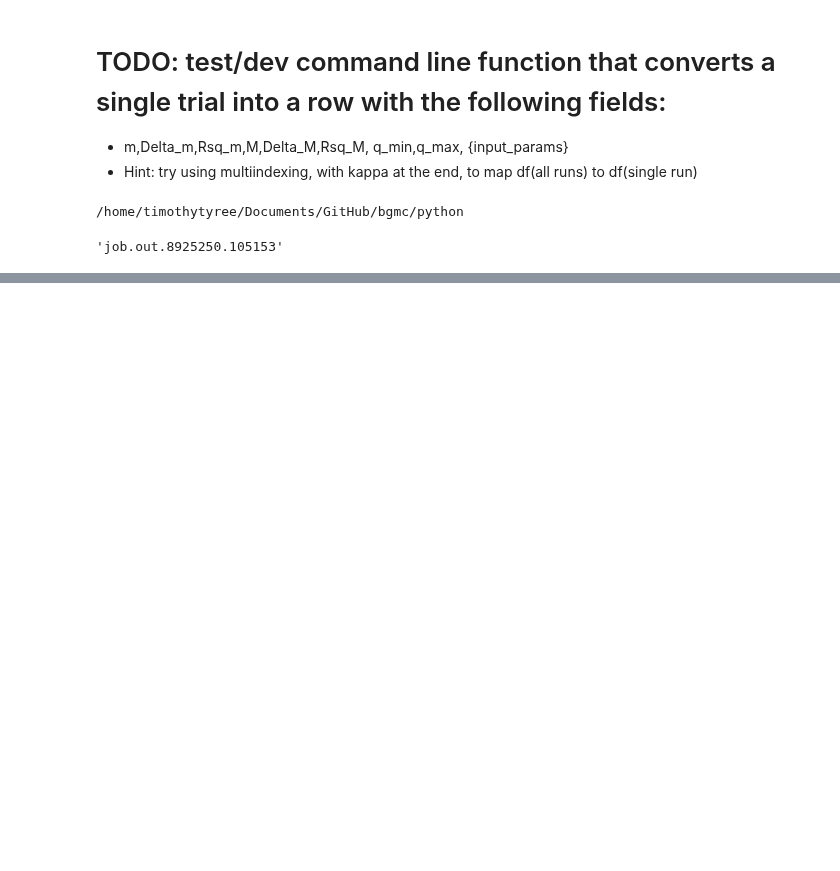
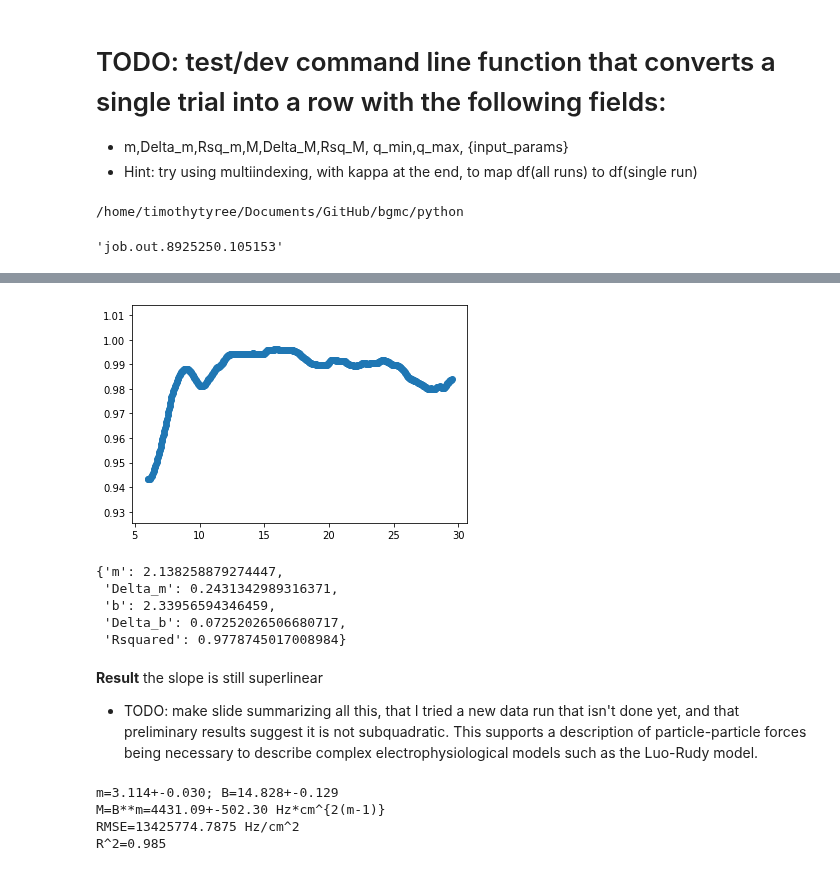
Before and after one commit to timtyree/bgmc, a Jupyter notebook: python/dev data parsing.ipynb, the cells around one changed output, grey strips where cells are left out. Cells and saved outputs as stored; diff of their text form; code cells hidden in the pictures; blank space fills up the shorter version.

Commit message:
preliminary outputs for local_results

```diff
--- a/python/dev data parsing.ipynb
+++ b/python/dev data parsing.ipynb
@@ -853,3 +908,42 @@ df.
+# %%
+#DONE: compute sliding m
+#TODO: compute sliding M
+xavg_values,slope_values,Rsquared_values = compute_sliding_slope_loglog(x_values,y_values,
+    x_min=1.,
+    window_width=10,
+    stepsize=None,
+)
+# %%
+fontsize=22
+x=xavg_values[:-1]
+y=Rsquared_values[:-1]
+plt.scatter(x,y)
+# plt.xlabel('N',fontsize=fontsize)
+# plt.ylabel('Collision Rate',fontsize=fontsize)
+# plt.xscale('log')
+# plt.yscale('log')
+plt.show()
+# %% [output]
+[figure, added]
+# %%
+x_values=df.q.values
+y_values=df.w.values
+
+q_min=0.;q_max=1.
+boo=(x_values>q_min)&(x_values<q_max)
+x=np.log(x_values[boo])
+y=np.log(y_values[boo])
+dict_out=compute_95CI_ols(x,y)
+dict_out
+# %% [output]
+{'m': 2.138258879274447,
+ 'Delta_m': 0.2431342989316371,
+ 'b': 2.33956594346459,
+ 'Delta_b': 0.07252026506680717,
+ 'Rsquared': 0.9778745017008984}
+# %% [markdown]
+__Result__ the slope is still superlinear
+- TODO: make slide summarizing all this, that I tried a new data run that isn't done yet, and that preliminary results suggest it is not subquadratic.  This supports a description of particle-particle forces being necessary to describe complex electrophysiological models such as the Luo-Rudy model.
 # %%
 def load_df_bgmc(fn, **kwargs):
     df=pd.load_csv(fn, **kwargs)
@@ -862,8 +956,8 @@ def load_df_bgmc(fn, **kwargs):
 # %%
 yscale=10**3
-df=load_df_bgmc(fn)#.sort_values('x')
+# df=load_df_bgmc(fn)#.sort_values('x')
 x=df.q.values
-y=yscale*df.q.values
+y=yscale*df.w.values
 
 # print_fit_power_law(x,y)
 B,Delta_B,m,Delta_m,Rsq=fit_power_law(x,y)
@@ -873,3 +967,8 @@ print(f"m={m:.3f}+-{Delta_m:.3f}; B={B:.3f}+-{Delta_B:.3f}")
 print(f"M=B**m={M:.2f}+-{Delta_M:.2f} Hz*cm^{{2(m-1)}}")
 print(f"RMSE={rmse:.4f} Hz/cm^2")
 print(f"R^2={Rsq:.3f}")
+# %% [output]
+m=3.114+-0.030; B=14.828+-0.129
+M=B**m=4431.09+-502.30 Hz*cm^{2(m-1)}
+RMSE=13425774.7875 Hz/cm^2
+R^2=0.985
```
Also changed, not shown: parts of 18 cells of this notebook, 6 other files.
